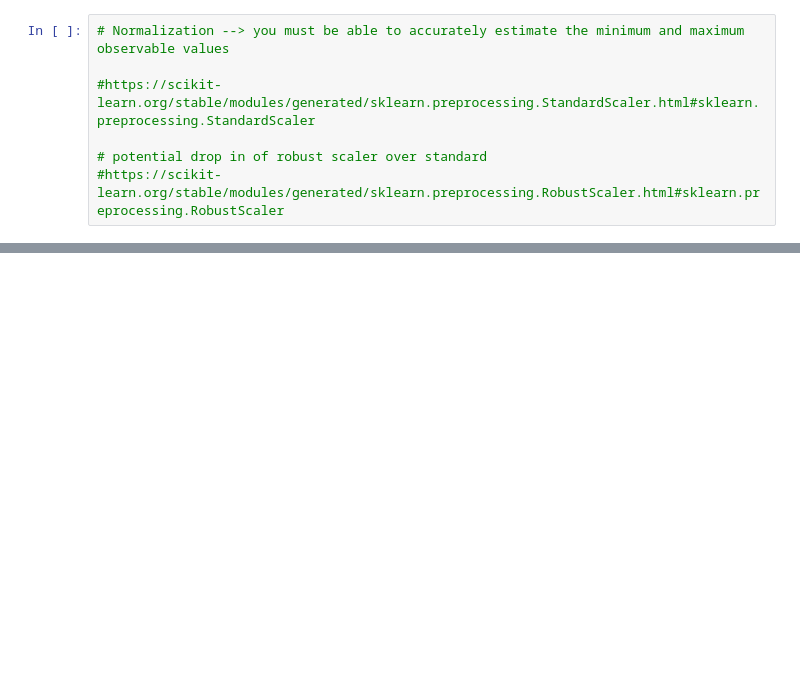
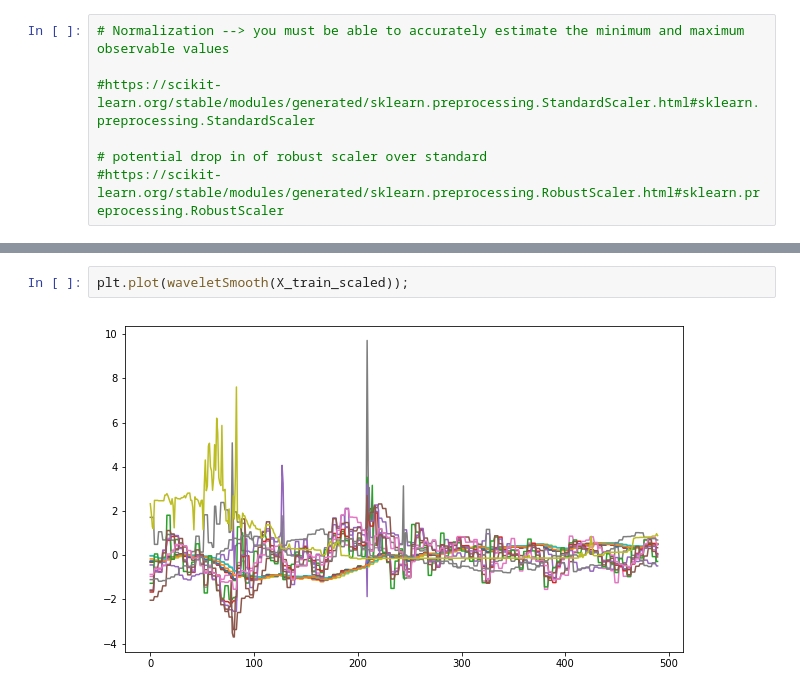
Before and after one commit to timothyyu/wsae-lstm, a Jupyter notebook: notebooks/3a scaling normalization exploration.ipynb, the cells around one changed output, grey strips where cells are left out. Drawn from its saved outputs; the diff is of its cells as text; blank space fills up the shorter version.

```diff
--- a/notebooks/3a scaling normalization exploration.ipynb
+++ b/notebooks/3a scaling normalization exploration.ipynb
@@ -100,0 +95,4 @@ pd.DataFrame(scaler.transform(dict_dataframes_index['hangseng index data'][1][2]
+# %%
+plt.plot(waveletSmooth(X_train_scaled));
+# %% [output]
+[figure, added]
```
Also changed, not shown: parts of 22 cells of this notebook.
